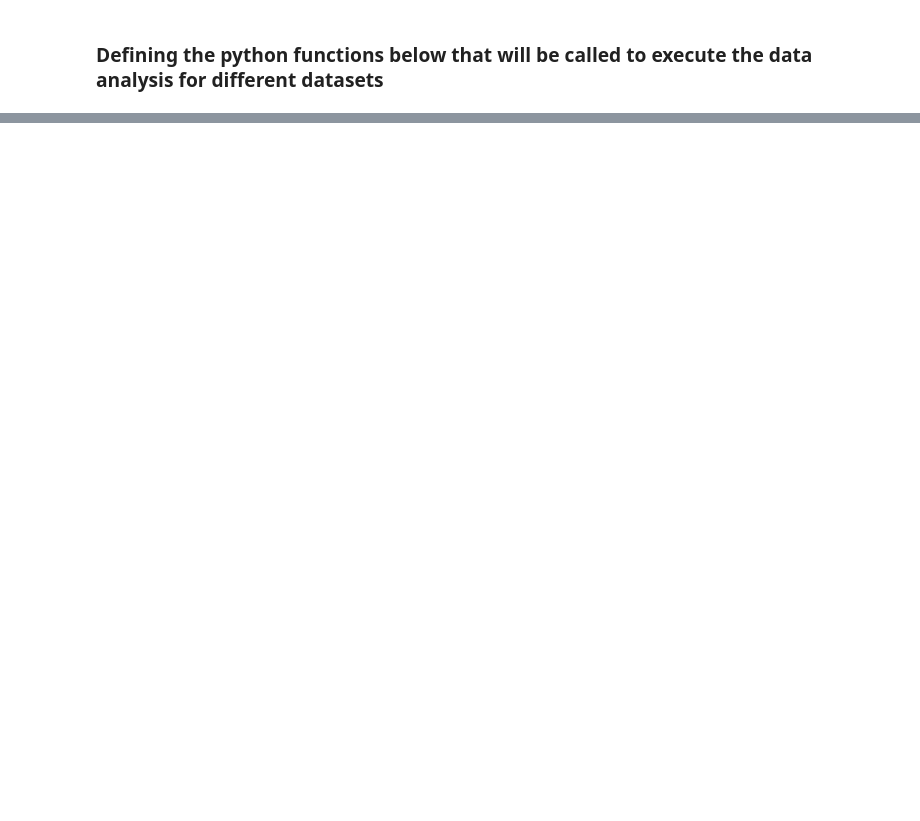
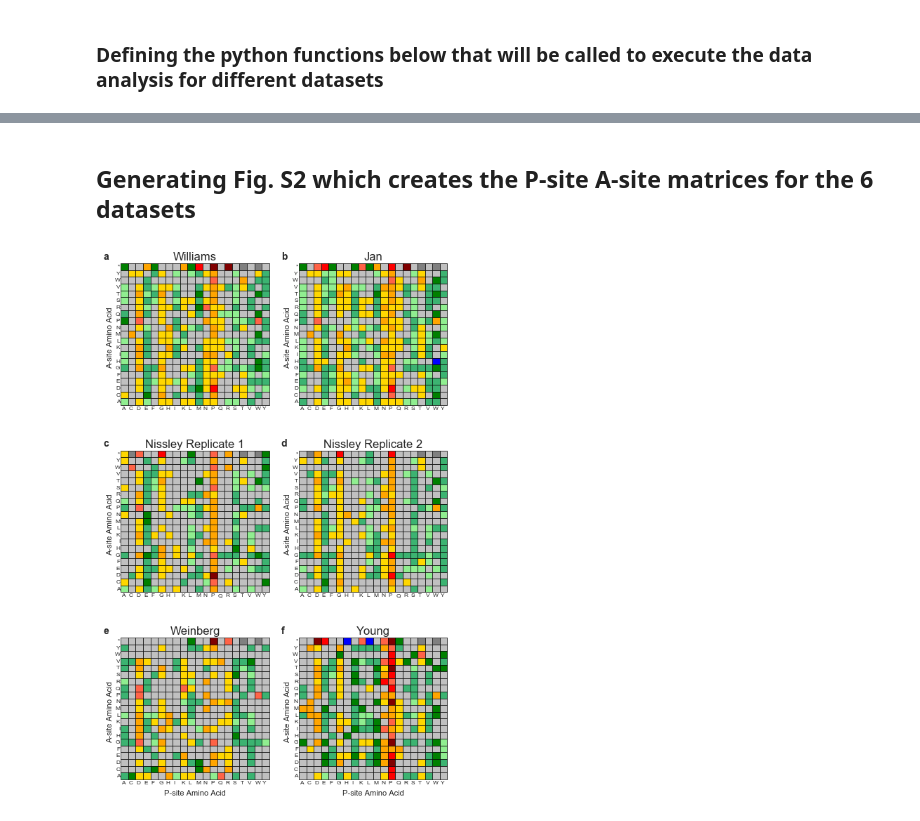
Before and after one commit to obrien-lab/P-site-A-site-pairs-analysis, a Jupyter notebook: P-site_A-site_pairs_project_data_analysis.ipynb, the cells around one changed output, grey strips where cells are left out. Drawn from its saved outputs; the diff is of its cells as text; code cells hidden in the pictures; blank space fills up the shorter version.

```diff
--- a/P-site_A-site_pairs_project_data_analysis.ipynb
+++ b/P-site_A-site_pairs_project_data_analysis.ipynb
@@ -1629,0 +898,37 @@ SyntaxError: invalid syntax (<ipython-input-10-d64749e2b55e>, line 9)
+# %% [markdown]
+## Generating Fig. S2 which creates the P-site A-site matrices for the 6 datasets
+# %%
+# Creating Fig. S2 that shows the P-site A-site matrix for the six datasets
+
+# Creating a figure object
+fig = plt.figure(figsize=(6, 10), dpi=100)
+
+# Reducing the distance by half (default is 6) between the title and the subplot
+rcParams['axes.titlepad'] = 3
+
+counter = 1
+fig_panel = {'Williams': 'a', 'Jan': 'b', 'Nissley1': 'c', 'Nissley2': 'd', 'Weinberg': 'e', 'Young': 'f'}
+for dataset in datasets:
+    dict_percent_change[dataset], dict_pval[dataset], dict_sample_sizes[dataset], dict_instances[dataset] = psite_asite_matrix(norm_ribo_density_dict[dataset], dict_cdn_types)
+    ax = fig.add_subplot(3, 2, counter)
+    ap_matrix, ap_matrix_pval = get_matrix_dataframe(dict_percent_change[dataset], dict_pval[dataset])
+    if counter in [5, 6]:
+        xlabel = True
+    else:
+        xlabel = False
+
+    ax, pairs_stats = checkerboard_table_subplot(ap_matrix, ap_matrix_pval, ax=ax, xlabel=xlabel)
+    ax.tick_params(width=1, length=4, axis='both', which='major', labelsize=6, pad=2)
+    if dataset == "Nissley1":
+        ax.set_title("Nissley Replicate 1", fontsize=12)
+    elif dataset == "Nissley2":
+        ax.set_title("Nissley Replicate 2", fontsize=12)
+    else:
+        ax.set_title(dataset, fontsize=12)
+    ax.text(-0.12 * ax.get_xlim()[1], 1.025 * ax.get_ylim()[1], fig_panel[dataset], fontsize=10, fontweight='bold')
+    counter += 1
+
+# This is Fig. S2 in the study
+plt.show()
+# %% [output]
+[figure, added]
```
Also changed, not shown: parts of 19 cells of this notebook.
